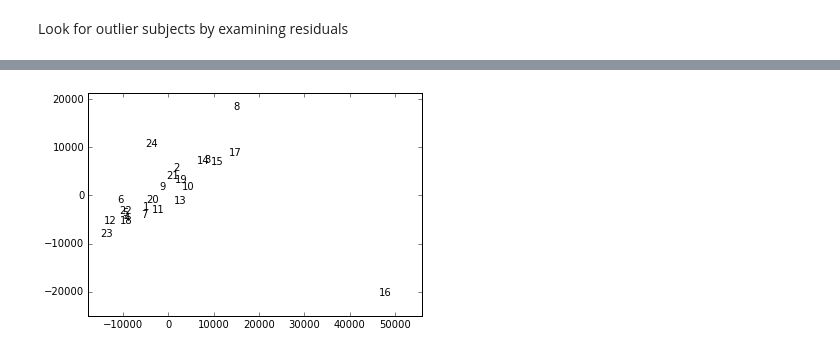
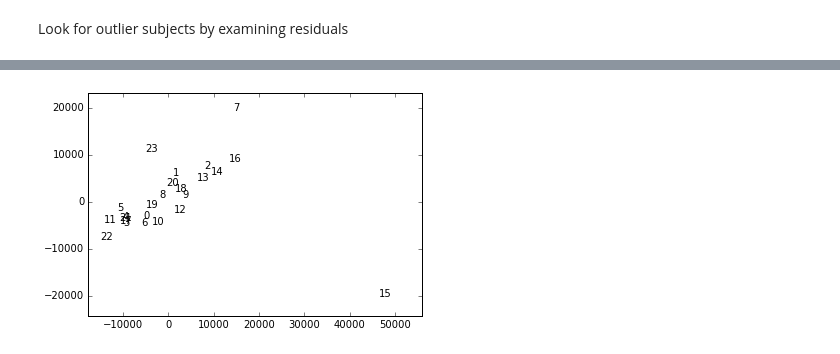
Before and after one commit to poldrack/fmri-analysis-vm, a Jupyter notebook: analysis/group/GroupAnalysis.ipynb, the cells around one changed output, grey strips where cells are left out. Cells and saved outputs as stored; diff of their text form; code cells hidden in the pictures.

```diff
--- a/analysis/group/GroupAnalysis.ipynb
+++ b/analysis/group/GroupAnalysis.ipynb
@@ -274,11 +280,11 @@ for i in range(res4d.shape[3]):
 # %%
 import sklearn.manifold
 t=sklearn.manifold.TSNE(init='pca')
 embedding=t.fit_transform(resdata)
 plt.figure()
 plt.axis([numpy.min(embedding[:,0])*1.2,numpy.max(embedding[:,0])*1.2,numpy.min(embedding[:,1])*1.2,numpy.max(embedding[:,1])*1.2])
 for i in range(embedding.shape[0]):
 
-    plt.text(embedding[i,0],embedding[i,1],'%d'%int(i+1))
+    plt.text(embedding[i,0],embedding[i,1],'%d'%i)
 # %% [output]
-[figure, old version]
+[figure, new version]
```
Also changed, not shown: parts of 3 cells of this notebook.
